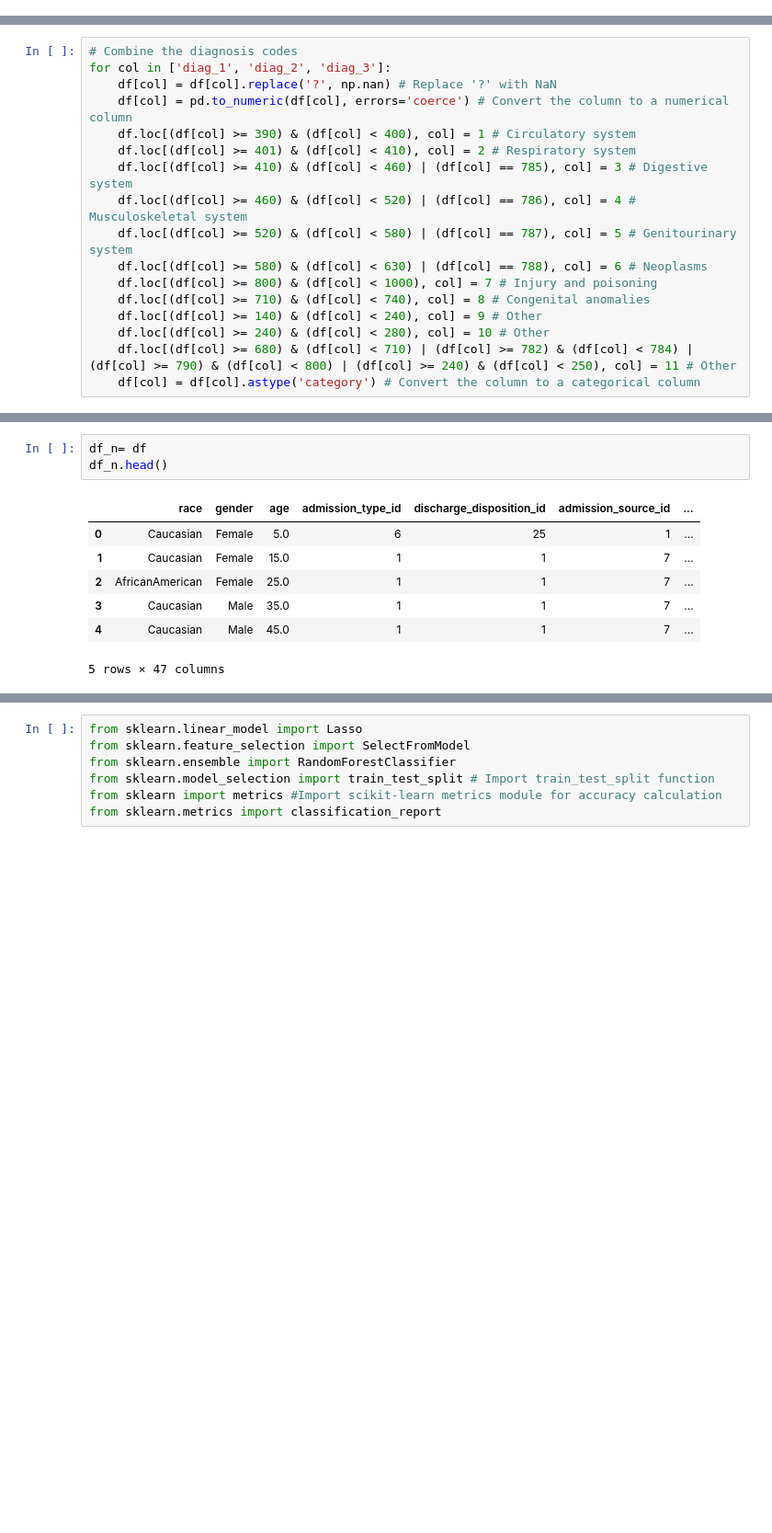
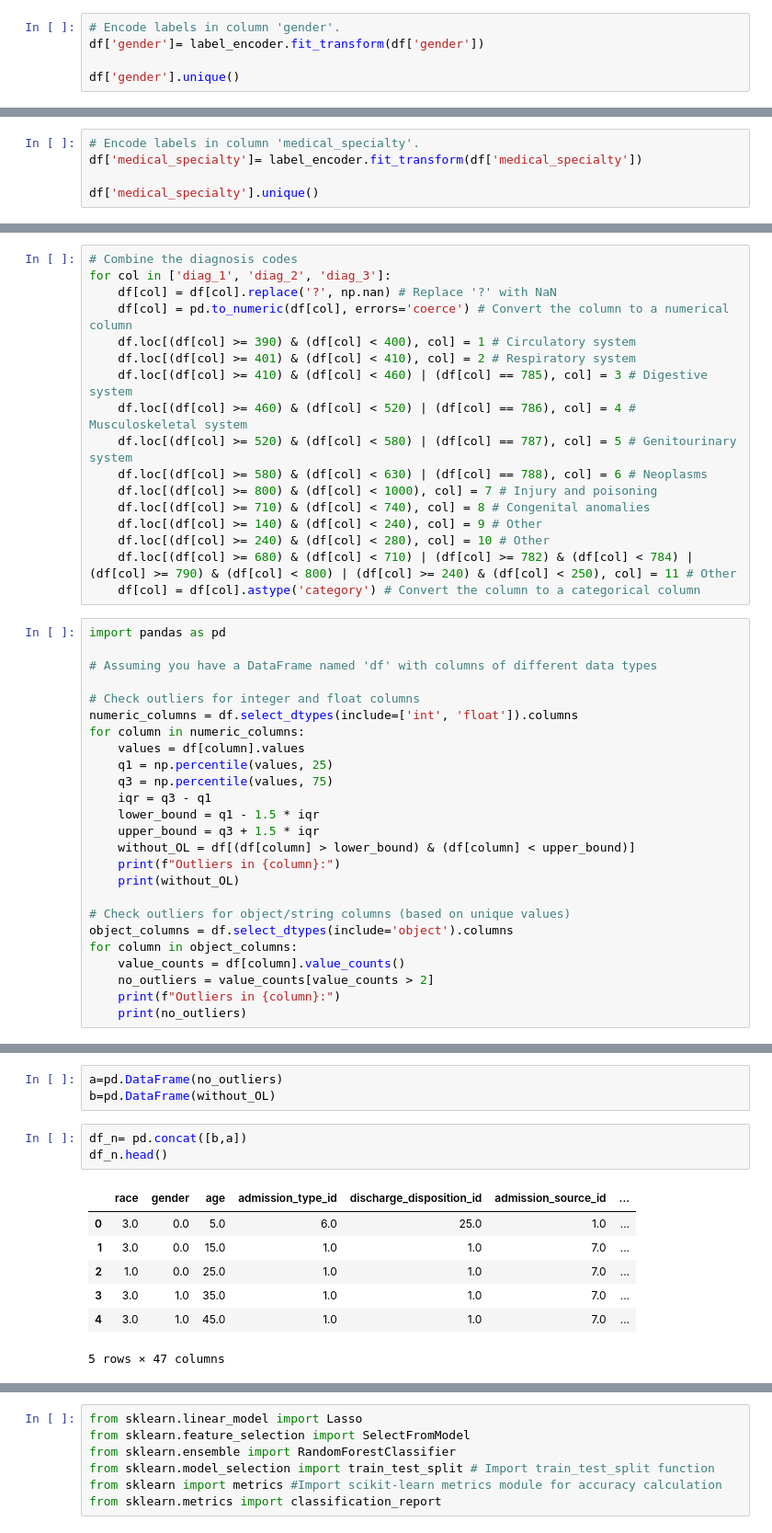
Before and after one commit to ranga-godhandaraman/diabeties-readmission, a Jupyter notebook: Decision tree- capstone 7.ipynb, the cells around one changed output, grey strips where cells are left out. Shown: that part at 92% size. Saved outputs shown, nothing was run; the diff lists cells and outputs as text; blank space fills up the shorter version.

```diff
--- a/Decision tree- capstone 7.ipynb
+++ b/Decision tree- capstone 7.ipynb
@@ -96,0 +90,5 @@ Name: readmitted, Length: 101766, dtype: int32
+# %%
+# Encode labels in column 'gender'.
+df['gender']= label_encoder.fit_transform(df['gender'])
+
+df['gender'].unique()
@@ -96,0 +97,5 @@ Name: readmitted, Length: 101766, dtype: int32
+# %%
+# Encode labels in column 'medical_specialty'.
+df['medical_specialty']= label_encoder.fit_transform(df['medical_specialty'])
+
+df['medical_specialty'].unique()
@@ -113,3 +124,28 @@ for col in ['diag_1', 'diag_2', 'diag_3']:
     df.loc[(df[col] >= 240) & (df[col] < 280), col] = 10 # Other
     df.loc[(df[col] >= 680) & (df[col] < 710) | (df[col] >= 782) & (df[col] < 784) | (df[col] >= 790) & (df[col] < 800) | (df[col] >= 240) & (df[col] < 250), col] = 11 # Other
     df[col] = df[col].astype('category') # Convert the column to a categorical column
+# %%
+import pandas as pd
+
+# Assuming you have a DataFrame named 'df' with columns of different data types
+
+# Check outliers for integer and float columns
+numeric_columns = df.select_dtypes(include=['int', 'float']).columns
+for column in numeric_columns:
+    values = df[column].values
+    q1 = np.percentile(values, 25)
+    q3 = np.percentile(values, 75)
+    iqr = q3 - q1
+    lower_bound = q1 - 1.5 * iqr
+    upper_bound = q3 + 1.5 * iqr
+    without_OL = df[(df[column] > lower_bound) & (df[column] < upper_bound)]
+    print(f"Outliers in {column}:")
+    print(without_OL)
+
+# Check outliers for object/string columns (based on unique values)
+object_columns = df.select_dtypes(include='object').columns
+for column in object_columns:
+    value_counts = df[column].value_counts()
+    no_outliers = value_counts[value_counts > 2]
+    print(f"Outliers in {column}:")
+    print(no_outliers)
@@ -116,14 +170,17 @@ for col in ['diag_1', 'diag_2', 'diag_3']:
 # %%
-df_n= df
-df_n.head()
+a=pd.DataFrame(no_outliers)
+b=pd.DataFrame(without_OL)
-# %% [output]
-|  | race | gender | age | admission_type_id | discharge_disposition_id | admission_source_id | ... |
-| 0 | Caucasian | Female | 5.0 | 6 | 25 | 1 | ... |
-| 1 | Caucasian | Female | 15.0 | 1 | 1 | 7 | ... |
-| 2 | AfricanAmerican | Female | 25.0 | 1 | 1 | 7 | ... |
-| 3 | Caucasian | Male | 35.0 | 1 | 1 | 7 | ... |
-| 4 | Caucasian | Male | 45.0 | 1 | 1 | 7 | ... |
-5 rows × 47 columns
+# %%
+df_n= pd.concat([b,a])
+df_n.head()
+# %% [output]
+|  | race | gender | age | admission_type_id | discharge_disposition_id | admission_source_id | ... |
+| 0 | 3.0 | 0.0 | 5.0 | 6.0 | 25.0 | 1.0 | ... |
+| 1 | 3.0 | 0.0 | 15.0 | 1.0 | 1.0 | 7.0 | ... |
+| 2 | 1.0 | 0.0 | 25.0 | 1.0 | 1.0 | 7.0 | ... |
+| 3 | 3.0 | 1.0 | 35.0 | 1.0 | 1.0 | 7.0 | ... |
+| 4 | 3.0 | 1.0 | 45.0 | 1.0 | 1.0 | 7.0 | ... |
+5 rows × 47 columns
 # %%
 from sklearn.preprocessing import LabelEncoder
 le_metformin= LabelEncoder()
```
Also changed, not shown: parts of 21 cells of this notebook.
